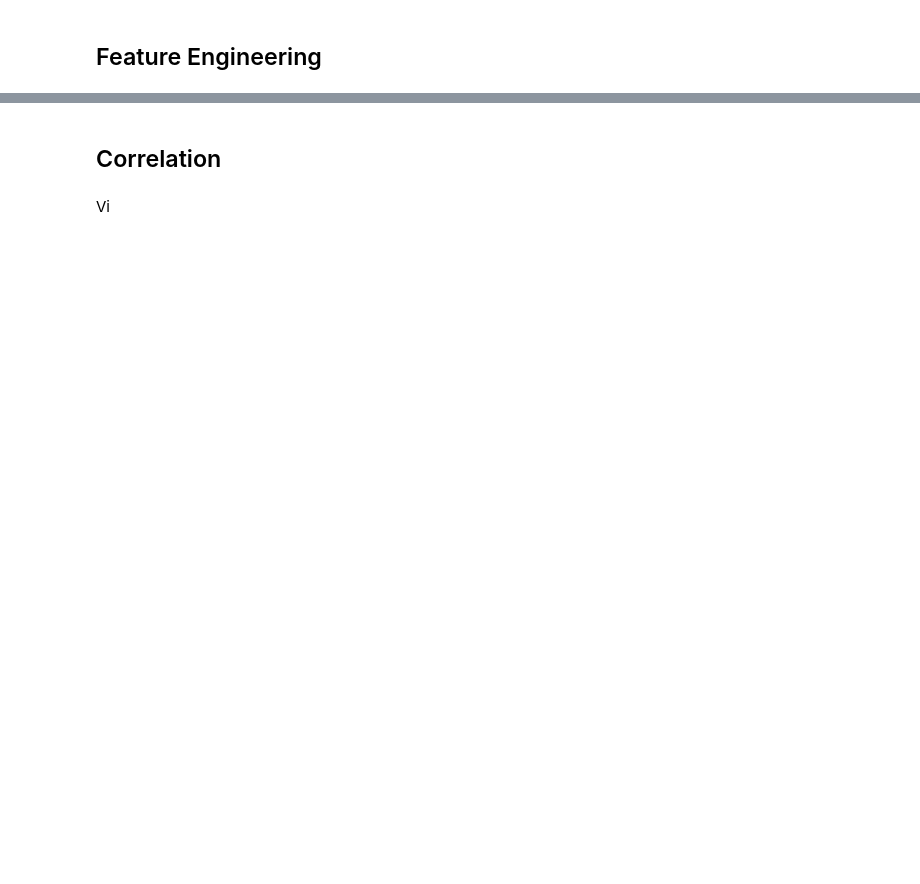
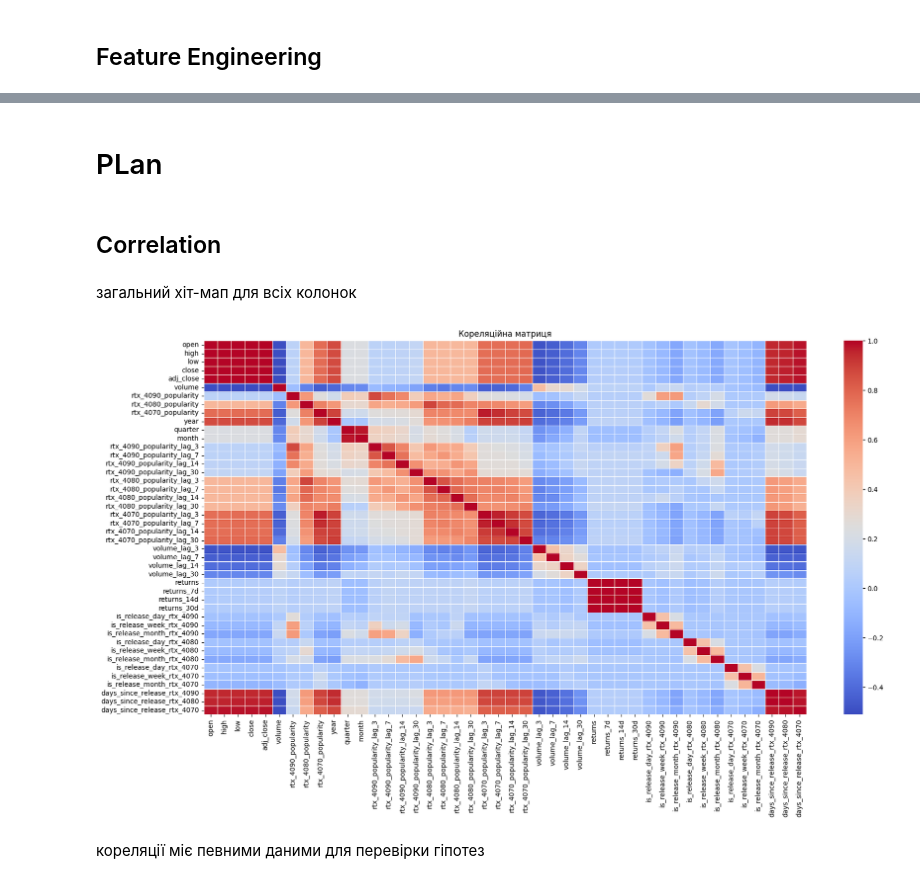
Before and after one commit to DenysHorshcov/analysis_popularity_videocards_and_stocks_NVDIA, a Jupyter notebook: pet5.ipynb, the cells around one changed output, grey strips where cells are left out. Cells and saved outputs as stored; diff of their text form; code cells hidden in the pictures; blank space fills up the shorter version.

```diff
--- a/pet5.ipynb
+++ b/pet5.ipynb
@@ -124,0 +279,12 @@ Name: count, dtype: int64
+# %%
+for product, r_date in release_dates.items():
+    df[f'is_release_day_{product}'] = (df['date'] == r_date).astype(int)
+    df[f'is_release_week_{product}'] = (
+        (df['date'] >= r_date - pd.Timedelta(days=3)) &
+        (df['date'] <= r_date + pd.Timedelta(days=3))
+    ).astype(int)
+    df[f'is_release_month_{product}'] = (
+        (df['date'].dt.year == r_date.year) &
+        (df['date'].dt.month == r_date.month)
+    ).astype(int)
+df.head(5)
@@ -124,0 +301,7 @@ Name: count, dtype: int64
+# %%
+for product, r_date in release_dates.items():
+    col_name = f'days_since_release_{product}'
+    df[col_name] = (df['date'] - r_date).dt.days
+    df[col_name] = df[col_name].apply(lambda x: x if x>= 0 else 0)
+
+df.tail(5)
@@ -124,0 +318,13 @@ Name: count, dtype: int64
+# %%
+bins = [0, 1, 3, 7, 14, 30, float('inf')]
+labels = ['0d-1d', '1d-3d', '3d-7d', '7d-14d', '14d-30d', '30d-']
+
+for product in release_dates:
+    df[f'release_window_{product}'] = pd.cut(
+        df[f'days_since_release_{product}'],
+        bins=bins,
+        labels=labels,
+        include_lowest=True
+    )
+
+df.tail(5)
@@ -125,6 +344,20 @@ Name: count, dtype: int64
+# %% [markdown]
+# PLan
 # %% [markdown]
 ## Correlation
-# %% [markdown]
-Vi
+# %% [markdown]
+загальний хіт-мап для всіх колонок
+# %%
+corr = df.corr(numeric_only=True)
+
+# 2. Побудова теплокарти
+plt.figure(figsize=(20, 10))
+sns.heatmap(corr, annot=False, fmt=".2f", cmap="coolwarm", linewidths=0.5)
+plt.title("Кореляційна матриця")
+plt.show()
+# %% [output]
+[figure, added]
+# %% [markdown]
+кореляції міє певними даними для перевірки гіпотез
 # %%
 # Stoks Pet project
```
Also changed, not shown: parts of 36 cells of this notebook, 4 other files.
